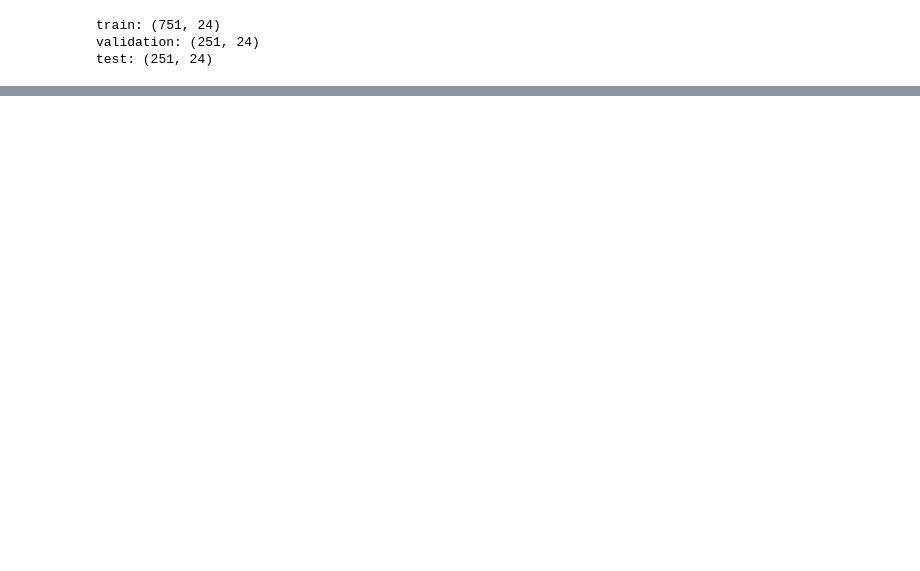
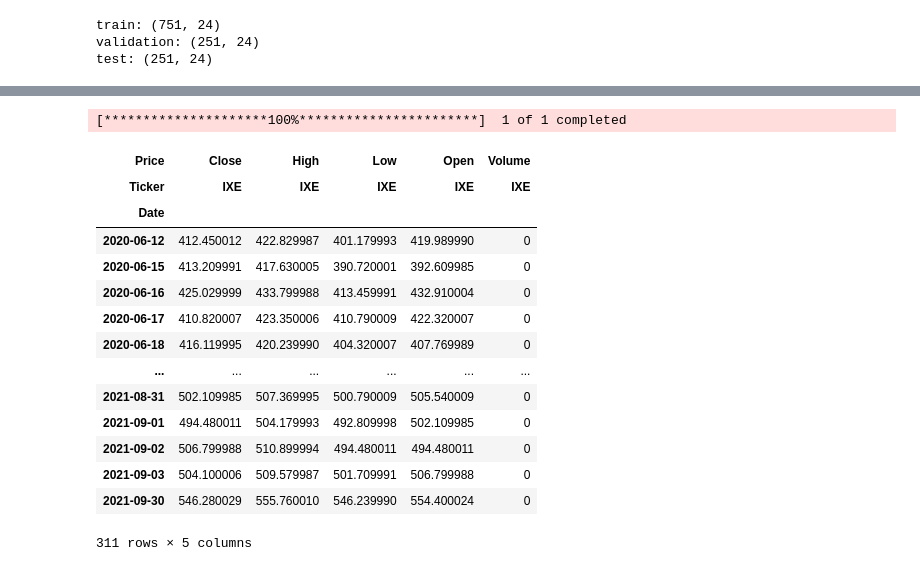
Before and after one commit to JackGO-1998/XLE-energy-index-replication, a Jupyter notebook: XLE_replication.ipynb, the cells around one changed output, grey strips where cells are left out. Cells and saved outputs as stored; diff of their text form; code cells hidden in the pictures; blank space fills up the shorter version.

```diff
--- a/XLE_replication.ipynb
+++ b/XLE_replication.ipynb
@@ -194,0 +339,22 @@ test: (251, 24)
+# %%
+#Calculate index log return
+IXE_values = yf.download('IXE',start='2020-06-12',end='2025-06-09', interval="1d", auto_adjust=True)
+
+IXE_values
+# %% [output]
+[*********************100%***********************]  1 of 1 completed
+| Price | Close | High | Low | Open | Volume |
+| Ticker | IXE | IXE | IXE | IXE | IXE |
+| Date |  |  |  |  |  |
+| 2020-06-12 | 412.450012 | 422.829987 | 401.179993 | 419.989990 | 0 |
+| 2020-06-15 | 413.209991 | 417.630005 | 390.720001 | 392.609985 | 0 |
+| 2020-06-16 | 425.029999 | 433.799988 | 413.459991 | 432.910004 | 0 |
+| 2020-06-17 | 410.820007 | 423.350006 | 410.790009 | 422.320007 | 0 |
+| 2020-06-18 | 416.119995 | 420.239990 | 404.320007 | 407.769989 | 0 |
+| ... | ... | ... | ... | ... | ... |
+| 2021-08-31 | 502.109985 | 507.369995 | 500.790009 | 505.540009 | 0 |
+| 2021-09-01 | 494.480011 | 504.179993 | 492.809998 | 502.109985 | 0 |
+| 2021-09-02 | 506.799988 | 510.899994 | 494.480011 | 494.480011 | 0 |
+| 2021-09-03 | 504.100006 | 509.579987 | 501.709991 | 506.799988 | 0 |
+| 2021-09-30 | 546.280029 | 555.760010 | 546.239990 | 554.400024 | 0 |
+311 rows × 5 columns
```
Also changed, not shown: parts of 26 cells of this notebook.
